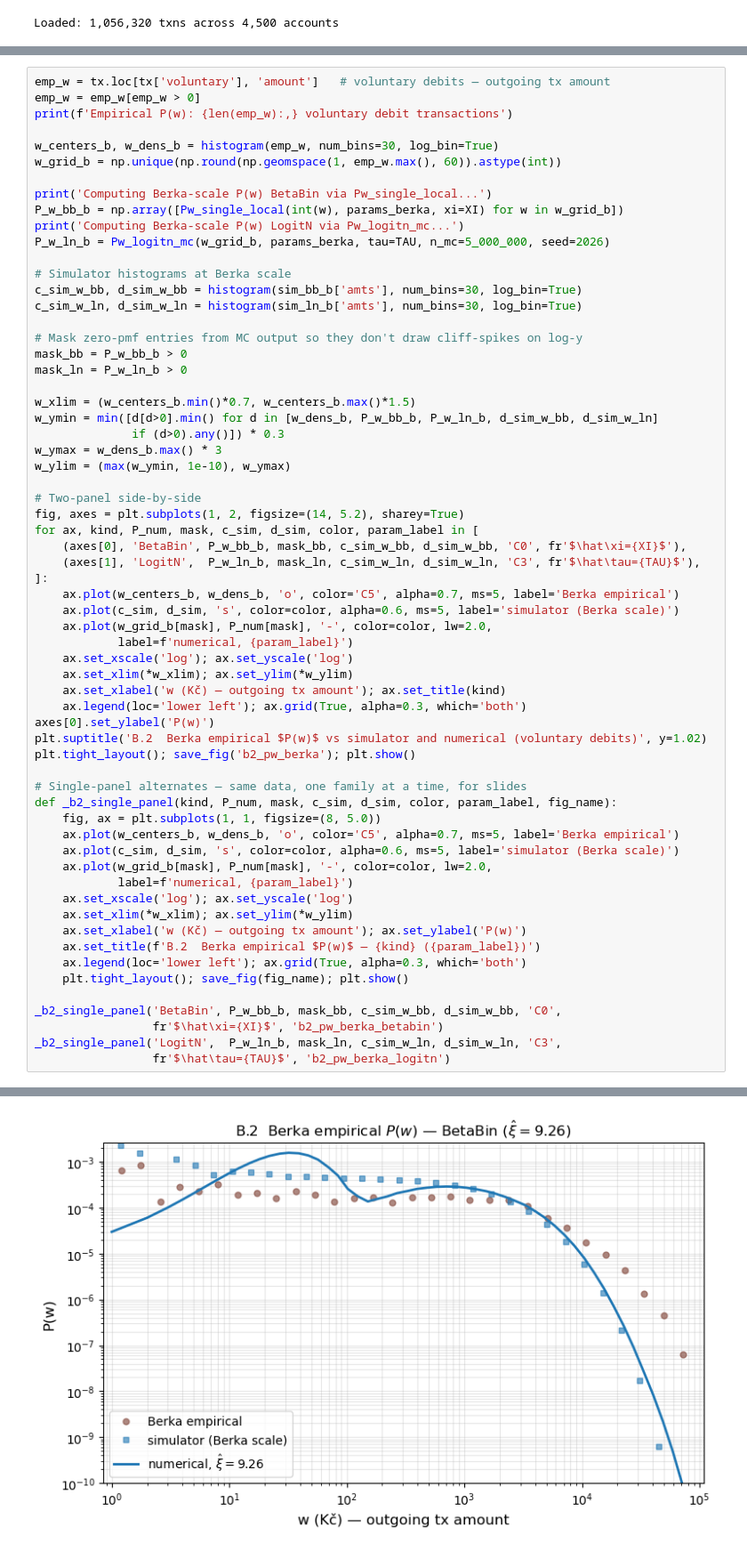
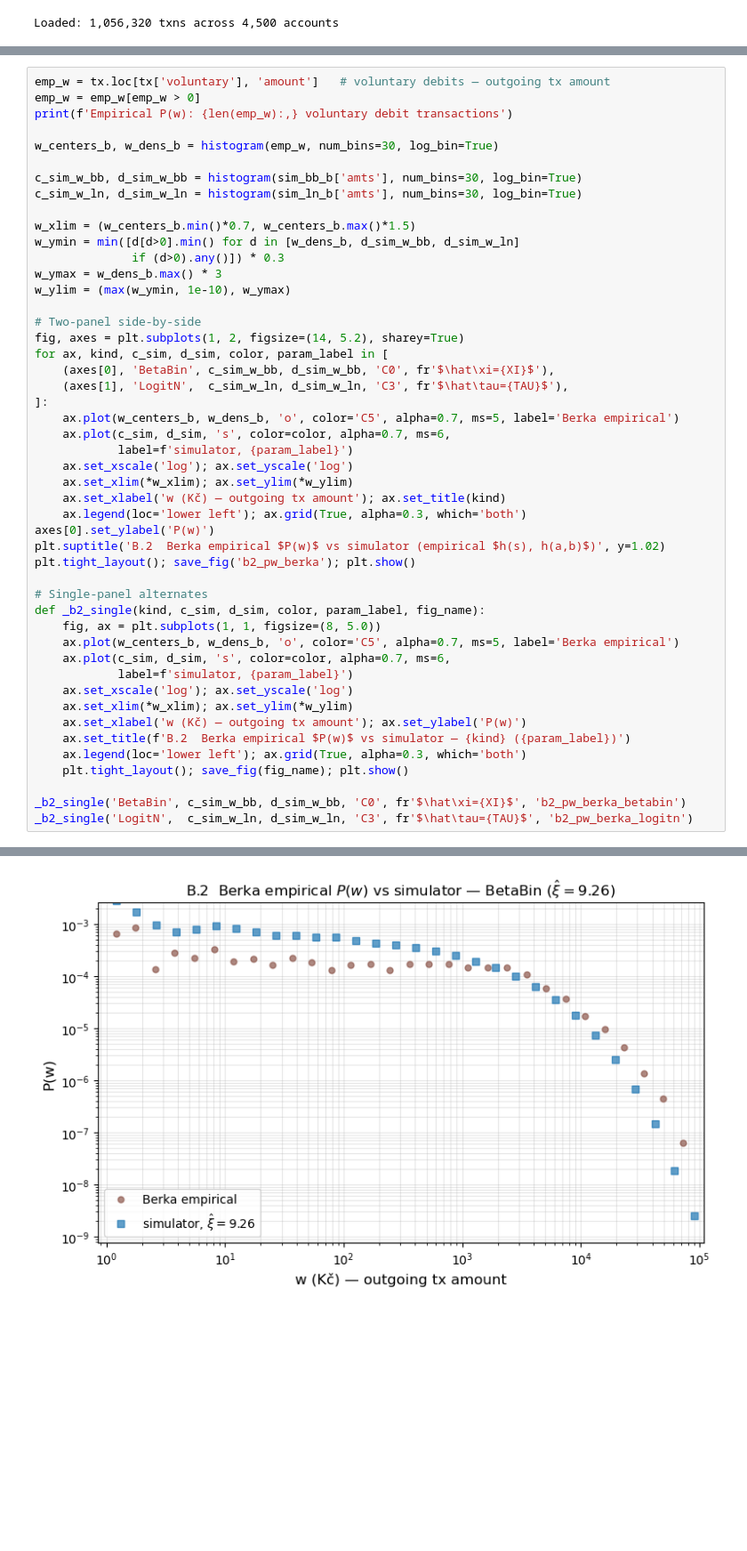
Before and after one commit to carolinamattsson/transactions, a Jupyter notebook: berka/numerical_validation.ipynb, the cells around one changed output, grey strips where cells are left out. Shown at 89% size. Saved outputs shown, nothing was run; the diff lists cells and outputs as text; blank space fills up the shorter version.

```diff
--- a/berka/numerical_validation.ipynb
+++ b/berka/numerical_validation.ipynb
@@ -576,62 +589,47 @@ emp_w = emp_w[emp_w > 0]
 print(f'Empirical P(w): {len(emp_w):,} voluntary debit transactions')
 
 w_centers_b, w_dens_b = histogram(emp_w, num_bins=30, log_bin=True)
-w_grid_b = np.unique(np.round(np.geomspace(1, emp_w.max(), 60)).astype(int))
 
-print('Computing Berka-scale P(w) BetaBin via Pw_single_local...')
-P_w_bb_b = np.array([Pw_single_local(int(w), params_berka, xi=XI) for w in w_grid_b])
-print('Computing Berka-scale P(w) LogitN via Pw_logitn_mc...')
-P_w_ln_b = Pw_logitn_mc(w_grid_b, params_berka, tau=TAU, n_mc=5_000_000, seed=2026)
-
-# Simulator histograms at Berka scale
 c_sim_w_bb, d_sim_w_bb = histogram(sim_bb_b['amts'], num_bins=30, log_bin=True)
 c_sim_w_ln, d_sim_w_ln = histogram(sim_ln_b['amts'], num_bins=30, log_bin=True)
 
-# Mask zero-pmf entries from MC output so they don't draw cliff-spikes on log-y
-mask_bb = P_w_bb_b > 0
-mask_ln = P_w_ln_b > 0
-
 w_xlim = (w_centers_b.min()*0.7, w_centers_b.max()*1.5)
-w_ymin = min([d[d>0].min() for d in [w_dens_b, P_w_bb_b, P_w_ln_b, d_sim_w_bb, d_sim_w_ln]
+w_ymin = min([d[d>0].min() for d in [w_dens_b, d_sim_w_bb, d_sim_w_ln]
               if (d>0).any()]) * 0.3
 w_ymax = w_dens_b.max() * 3
 w_ylim = (max(w_ymin, 1e-10), w_ymax)
 
 # Two-panel side-by-side
 fig, axes = plt.subplots(1, 2, figsize=(14, 5.2), sharey=True)
-for ax, kind, P_num, mask, c_sim, d_sim, color, param_label in [
-    (axes[0], 'BetaBin', P_w_bb_b, mask_bb, c_sim_w_bb, d_sim_w_bb, 'C0', fr'$\hat\xi={XI}$'),
-    (axes[1], 'LogitN',  P_w_ln_b, mask_ln, c_sim_w_ln, d_sim_w_ln, 'C3', fr'$\hat\tau={TAU}$'),
+for ax, kind, c_sim, d_sim, color, param_label in [
+    (axes[0], 'BetaBin', c_sim_w_bb, d_sim_w_bb, 'C0', fr'$\hat\xi={XI}$'),
+    (axes[1], 'LogitN',  c_sim_w_ln, d_sim_w_ln, 'C3', fr'$\hat\tau={TAU}$'),
 ]:
     ax.plot(w_centers_b, w_dens_b, 'o', color='C5', alpha=0.7, ms=5, label='Berka empirical')
-    ax.plot(c_sim, d_sim, 's', color=color, alpha=0.6, ms=5, label='simulator (Berka scale)')
-    ax.plot(w_grid_b[mask], P_num[mask], '-', color=color, lw=2.0,
-            label=f'numerical, {param_label}')
+    ax.plot(c_sim, d_sim, 's', color=color, alpha=0.7, ms=6,
+            label=f'simulator, {param_label}')
     ax.set_xscale('log'); ax.set_yscale('log')
     ax.set_xlim(*w_xlim); ax.set_ylim(*w_ylim)
     ax.set_xlabel('w (Kč) — outgoing tx amount'); ax.set_title(kind)
     ax.legend(loc='lower left'); ax.grid(True, alpha=0.3, which='both')
 axes[0].set_ylabel('P(w)')
-plt.suptitle('B.2  Berka empirical $P(w)$ vs simulator and numerical (voluntary debits)', y=1.02)
+plt.suptitle('B.2  Berka empirical $P(w)$ vs simulator (empirical $h(s), h(a,b)$)', y=1.02)
 plt.tight_layout(); save_fig('b2_pw_berka'); plt.show()
 
-# Single-panel alternates — same data, one family at a time, for slides
-def _b2_single_panel(kind, P_num, mask, c_sim, d_sim, color, param_label, fig_name):
+# Single-panel alternates
+def _b2_single(kind, c_sim, d_sim, color, param_label, fig_name):
     fig, ax = plt.subplots(1, 1, figsize=(8, 5.0))
     ax.plot(w_centers_b, w_dens_b, 'o', color='C5', alpha=0.7, ms=5, label='Berka empirical')
-    ax.plot(c_sim, d_sim, 's', color=color, alpha=0.6, ms=5, label='simulator (Berka scale)')
-    ax.plot(w_grid_b[mask], P_num[mask], '-', color=color, lw=2.0,
-            label=f'numerical, {param_label}')
+    ax.plot(c_sim, d_sim, 's', color=color, alpha=0.7, ms=6,
+            label=f'simulator, {param_label}')
     ax.set_xscale('log'); ax.set_yscale('log')
     ax.set_xlim(*w_xlim); ax.set_ylim(*w_ylim)
     ax.set_xlabel('w (Kč) — outgoing tx amount'); ax.set_ylabel('P(w)')
-    ax.set_title(f'B.2  Berka empirical $P(w)$ — {kind} ({param_label})')
+    ax.set_title(f'B.2  Berka empirical $P(w)$ vs simulator — {kind} ({param_label})')
     ax.legend(loc='lower left'); ax.grid(True, alpha=0.3, which='both')
     plt.tight_layout(); save_fig(fig_name); plt.show()
 
-_b2_single_panel('BetaBin', P_w_bb_b, mask_bb, c_sim_w_bb, d_sim_w_bb, 'C0',
-                 fr'$\hat\xi={XI}$', 'b2_pw_berka_betabin')
-_b2_single_panel('LogitN',  P_w_ln_b, mask_ln, c_sim_w_ln, d_sim_w_ln, 'C3',
-                 fr'$\hat\tau={TAU}$', 'b2_pw_berka_logitn')
+_b2_single('BetaBin', c_sim_w_bb, d_sim_w_bb, 'C0', fr'$\hat\xi={XI}$', 'b2_pw_berka_betabin')
+_b2_single('LogitN',  c_sim_w_ln, d_sim_w_ln, 'C3', fr'$\hat\tau={TAU}$', 'b2_pw_berka_logitn')
 # %% [output]
 Empirical P(w): 493,828 voluntary debit transactions
@@ -641 +637 @@ Computing Berka-scale P(w) LogitN via Pw_logitn_mc...
-[figure, old version]
+[figure, new version]
```
Also changed, not shown: parts of 16 cells of this notebook, 13 other files.
